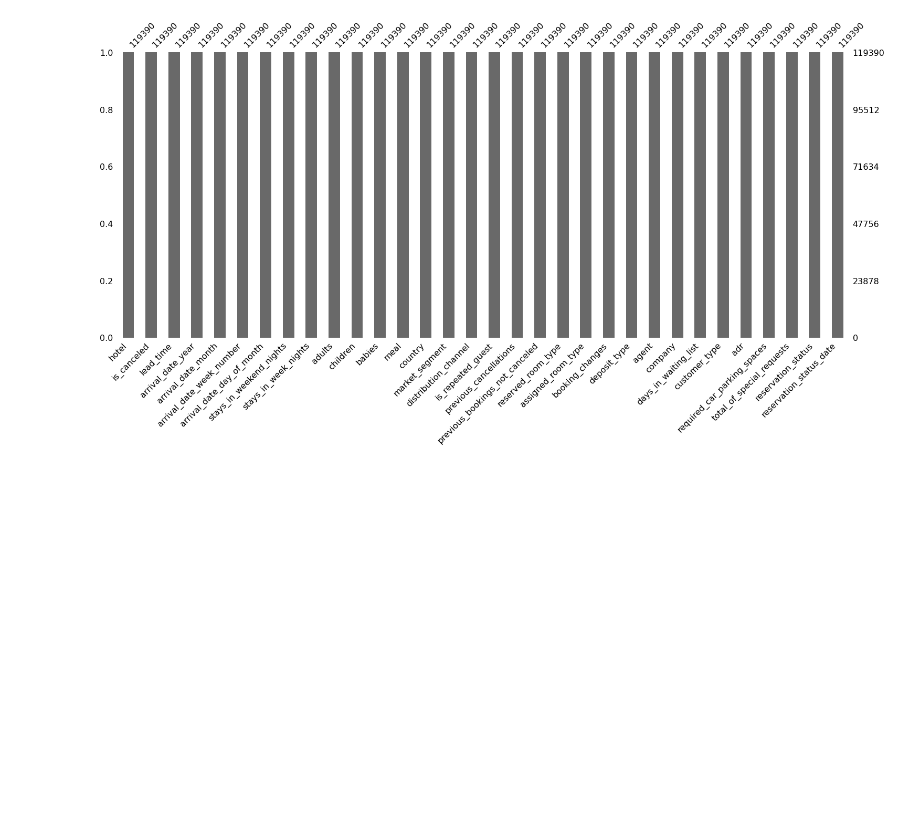
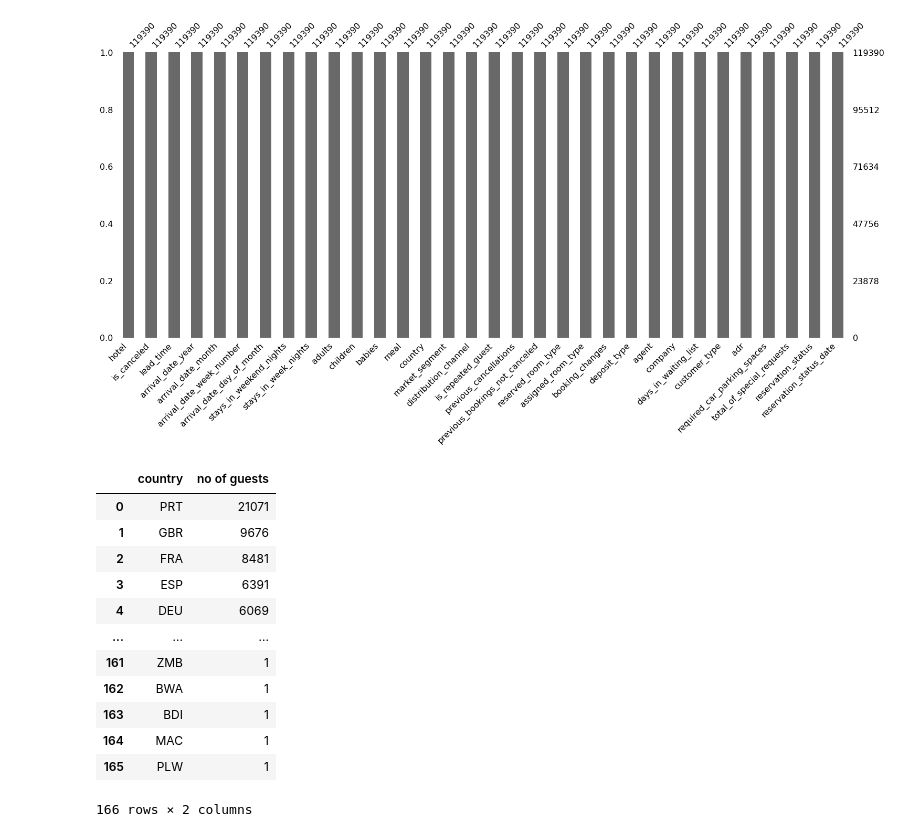
Before and after one commit to Minazuddin37/hotel-booking-analysis, a Jupyter notebook: Hotel_Booking_Analysis_Capstone_Project.ipynb, the cells around one changed output. Saved outputs shown, nothing was run; the diff lists cells and outputs as text; code cells hidden in the pictures; blank space fills up the shorter version.

```diff
--- a/Hotel_Booking_Analysis_Capstone_Project.ipynb
+++ b/Hotel_Booking_Analysis_Capstone_Project.ipynb
@@ -95,3 +96,21 @@ msno.bar(df)
 plt.show()
 # %% [output]
 [figure]
+# %%
+country_wise_guest = df[df['is_canceled'] ==0]['country'].value_counts().reset_index()
+country_wise_guest.columns = ['country', 'no of guests']
+country_wise_guest
+# %% [output]
+|  | country | no of guests |
+| 0 | PRT | 21071 |
+| 1 | GBR | 9676 |
+| 2 | FRA | 8481 |
+| 3 | ESP | 6391 |
+| 4 | DEU | 6069 |
+| ... | ... | ... |
+| 161 | ZMB | 1 |
+| 162 | BWA | 1 |
+| 163 | BDI | 1 |
+| 164 | MAC | 1 |
+| 165 | PLW | 1 |
+166 rows × 2 columns
```
Also changed, not shown: parts of 3 cells of this notebook.
